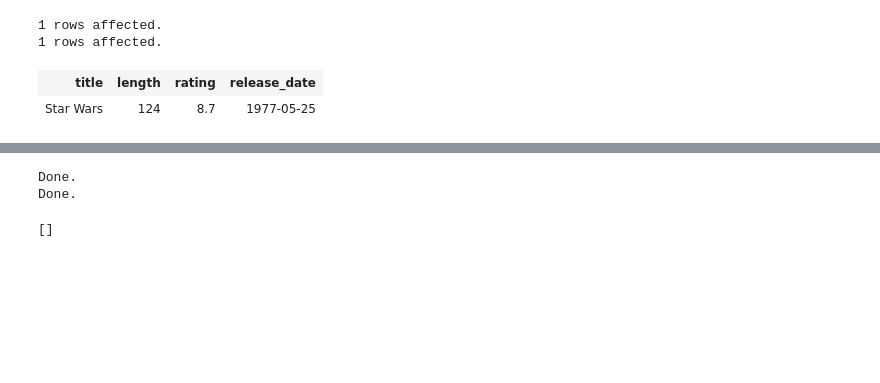
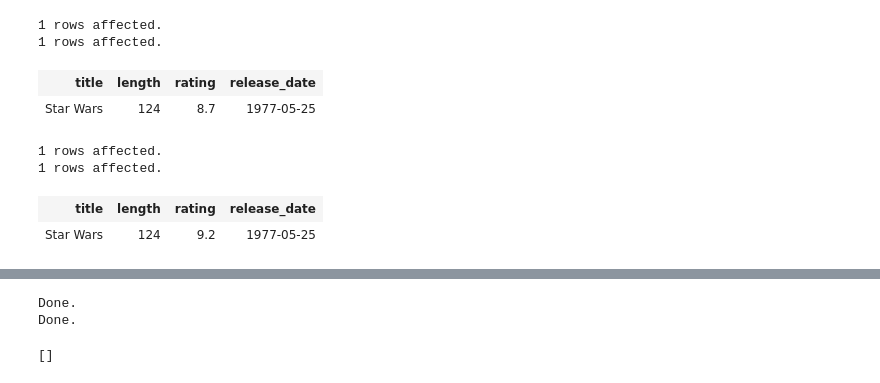
Before and after one commit to mladenivkovic/esc403, a Jupyter notebook: Notes/SQL notes.ipynb, the cells around one changed output, grey strips where cells are left out. Drawn from its saved outputs; the diff is of its cells as text; code cells hidden in the pictures; blank space fills up the shorter version.

```diff
--- a/Notes/SQL notes.ipynb
+++ b/Notes/SQL notes.ipynb
@@ -290,6 +321,24 @@ select * from myMovieTable limit 5
 1 rows affected.
 | title | length | rating | release_date |
 | Star Wars | 124 | 8.7 | 1977-05-25 |
+# %%
+%%sql
+
+---------------------------------------
+-- update a value in an existing row
+---------------------------------------
+
+-- Here: update rating
+
+update myMovieTable
+set "rating"=9.2 where "title"='Star Wars';
+
+select * from myMovieTable;
+# %% [output]
+1 rows affected.
+1 rows affected.
+| title | length | rating | release_date |
+| Star Wars | 124 | 9.2 | 1977-05-25 |
 # %%
 %%sql
 
```
Also changed, not shown: parts of 44 cells of this notebook.
